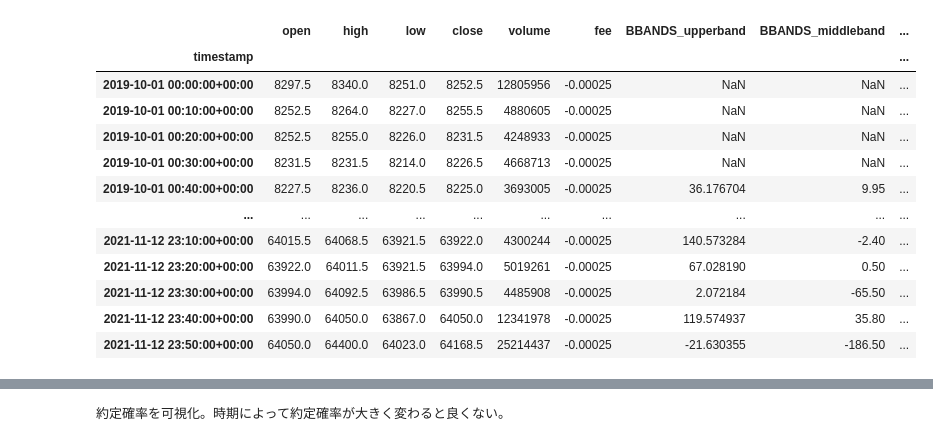
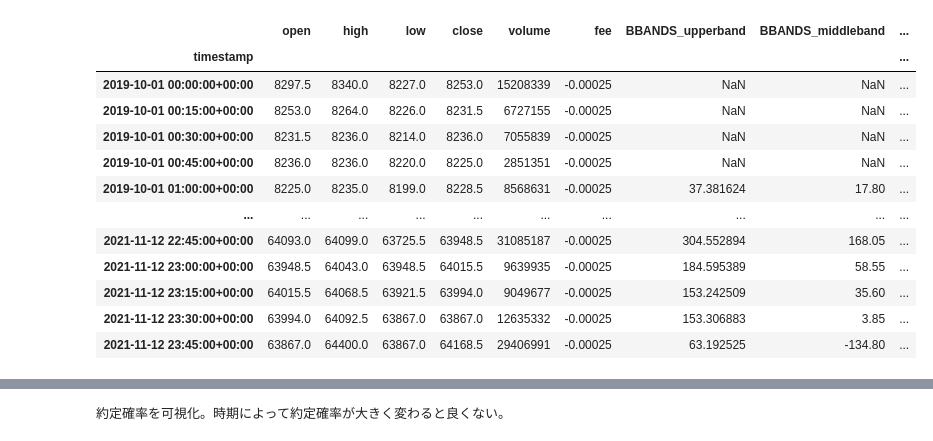
Before and after one commit to Joichiro433/MLtrading, a Jupyter notebook: notebook/bybit/ML_bybit.ipynb, the cells around one changed output, grey strips where cells are left out. Saved outputs shown, nothing was run; the diff lists cells and outputs as text; code cells hidden in the pictures.

```diff
--- a/notebook/bybit/ML_bybit.ipynb
+++ b/notebook/bybit/ML_bybit.ipynb
@@ -49,0 +39,11 @@ display(df)
+# %%
+df = pd.read_csv('ohlcv_15min_1112.csv')
+display(df)
+
+# ETH
+df_eth = pd.read_csv('ohlcv_15min_1112_eth.csv')
+display(df_eth)
+
+# XRP
+df_xrp = pd.read_csv('ohlcv_15min_1112_xrp.csv')
+display(df_xrp)
@@ -122,41 +176,106 @@ def calc_features(df):
     df['OBV'] = talib.OBV(close, volume)
 
     df['ATR'] = talib.ATR(high, low, close, timeperiod=14)
     df['NATR'] = talib.NATR(high, low, close, timeperiod=14)
     df['TRANGE'] = talib.TRANGE(high, low, close)
 
     df['HT_DCPERIOD'] = talib.HT_DCPERIOD(close)
     df['HT_DCPHASE'] = talib.HT_DCPHASE(close)
     df['HT_PHASOR_inphase'], df['HT_PHASOR_quadrature'] = talib.HT_PHASOR(close)
     df['HT_SINE_sine'], df['HT_SINE_leadsine'] = talib.HT_SINE(close)
     df['HT_TRENDMODE'] = talib.HT_TRENDMODE(close)
 
     df['BETA'] = talib.BETA(high, low, timeperiod=5)
     df['CORREL'] = talib.CORREL(high, low, timeperiod=30)
     df['LINEARREG'] = talib.LINEARREG(close, timeperiod=14) - close
     df['LINEARREG_ANGLE'] = talib.LINEARREG_ANGLE(close, timeperiod=14)
     df['LINEARREG_INTERCEPT'] = talib.LINEARREG_INTERCEPT(close, timeperiod=14) - close
     df['LINEARREG_SLOPE'] = talib.LINEARREG_SLOPE(close, timeperiod=14)
     df['STDDEV'] = talib.STDDEV(close, timeperiod=5, nbdev=1)
 
+    df['pct'] = df['close'].pct_change()  # 変化率
+    df['cr_std_25']= df['pct'].rolling(25).std()  # 変化率の偏差
+
+    def up_hige_size(df):
+        """上ヒゲの大きさ"""
+        df = df.copy()
+        uphige = np.zeros(len(df))
+        high = df.high.values
+        close = df.close.values
+        open_ = df.open.values
+        # close とopenの高い方を判定
+        close_or_open = df.open.values - df.close.values
+        close_or_open_sign = np.sign(close_or_open)
+        close_or_open_sign = np.where(close_or_open_sign == 0, 1, close_or_open_sign)
+        # 陽線
+        for i in range(len(close_or_open_sign)):
+            sig = close_or_open_sign[i]
+            h = high[i]
+            o = open_[i]
+            c = close[i]
+            if sig == 1:
+                uphige[i] = (h - o) / c
+            else:
+                uphige[i] = (h - c) / c
+        uphige = uphige/close
+        return uphige
+
+    def down_hige_size(df):
+        """下ヒゲの大きさ"""
+        df = df.copy()
+        downhige = np.zeros(len(df))
+        low = df.low.values
+        close = df.close.values
+        open_ = df.open.values
+        # close とopenの高い方を判定
+        close_or_open = df.open.values - df.close.values
+        close_or_open_sign = np.sign(close_or_open)
+        close_or_open_sign = np.where(close_or_open_sign == 0, 1, close_or_open_sign)
+        # 陽線
+        for i in range(len(close_or_open_sign)):
+            sig = close_or_open_sign[i]
+            l = low[i]
+            o = open_[i]
+            c = close[i]
+
+            if sig == 1:
+                downhige[i] = (c - l) / c
+            else:
+                downhige[i] = (o - l) / c
+        downhige = downhige/close
+        return downhige
+
+    df['uphige_size'] = up_hige_size(df)
+    df['downhige_size'] = down_hige_size(df)
+
     return df
+
 
 df = pd.read_pickle('df_ohlcv_with_fee.pkl')
 df = df.dropna()
 df = calc_features(df)
+# display(df)
+
+df_eth = df_eth.dropna()
+df_eth = calc_features(df_eth)
+
+
+df = pd.merge(df, df_eth, on='timestamp', suffixes=['', '_eth']).set_index('timestamp')
+
 display(df)
+
 df.to_pickle('df_features.pkl')
 # %% [output]
 |  | open | high | low | close | volume | fee | BBANDS_upperband | BBANDS_middleband | ... |
 | timestamp |  |  |  |  |  |  |  |  | ... |
-| 2019-10-01 00:00:00+00:00 | 8297.5 | 8340.0 | 8251.0 | 8252.5 | 12805956 | -0.00025 | NaN | NaN | ... |
-| 2019-10-01 00:10:00+00:00 | 8252.5 | 8264.0 | 8227.0 | 8255.5 | 4880605 | -0.00025 | NaN | NaN | ... |
-| 2019-10-01 00:20:00+00:00 | 8252.5 | 8255.0 | 8226.0 | 8231.5 | 4248933 | -0.00025 | NaN | NaN | ... |
-| 2019-10-01 00:30:00+00:00 | 8231.5 | 8231.5 | 8214.0 | 8226.5 | 4668713 | -0.00025 | NaN | NaN | ... |
-| 2019-10-01 00:40:00+00:00 | 8227.5 | 8236.0 | 8220.5 | 8225.0 | 3693005 | -0.00025 | 36.176704 | 9.95 | ... |
+| 2019-10-01 00:00:00+00:00 | 8297.5 | 8340.0 | 8227.0 | 8253.0 | 15208339 | -0.00025 | NaN | NaN | ... |
+| 2019-10-01 00:15:00+00:00 | 8253.0 | 8264.0 | 8226.0 | 8231.5 | 6727155 | -0.00025 | NaN | NaN | ... |
+| 2019-10-01 00:30:00+00:00 | 8231.5 | 8236.0 | 8214.0 | 8236.0 | 7055839 | -0.00025 | NaN | NaN | ... |
+| 2019-10-01 00:45:00+00:00 | 8236.0 | 8236.0 | 8220.0 | 8225.0 | 2851351 | -0.00025 | NaN | NaN | ... |
+| 2019-10-01 01:00:00+00:00 | 8225.0 | 8235.0 | 8199.0 | 8228.5 | 8568631 | -0.00025 | 37.381624 | 17.80 | ... |
 | ... | ... | ... | ... | ... | ... | ... | ... | ... | ... |
-| 2021-11-12 23:10:00+00:00 | 64015.5 | 64068.5 | 63921.5 | 63922.0 | 4300244 | -0.00025 | 140.573284 | -2.40 | ... |
-| 2021-11-12 23:20:00+00:00 | 63922.0 | 64011.5 | 63921.5 | 63994.0 | 5019261 | -0.00025 | 67.028190 | 0.50 | ... |
-| 2021-11-12 23:30:00+00:00 | 63994.0 | 64092.5 | 63986.5 | 63990.5 | 4485908 | -0.00025 | 2.072184 | -65.50 | ... |
-| 2021-11-12 23:40:00+00:00 | 63990.0 | 64050.0 | 63867.0 | 64050.0 | 12341978 | -0.00025 | 119.574937 | 35.80 | ... |
-| 2021-11-12 23:50:00+00:00 | 64050.0 | 64400.0 | 64023.0 | 64168.5 | 25214437 | -0.00025 | -21.630355 | -186.50 | ... |
+| 2021-11-12 22:45:00+00:00 | 64093.0 | 64099.0 | 63725.5 | 63948.5 | 31085187 | -0.00025 | 304.552894 | 168.05 | ... |
+| 2021-11-12 23:00:00+00:00 | 63948.5 | 64043.0 | 63948.5 | 64015.5 | 9639935 | -0.00025 | 184.595389 | 58.55 | ... |
+| 2021-11-12 23:15:00+00:00 | 64015.5 | 64068.5 | 63921.5 | 63994.0 | 9049677 | -0.00025 | 153.242509 | 35.60 | ... |
+| 2021-11-12 23:30:00+00:00 | 63994.0 | 64092.5 | 63867.0 | 63867.0 | 12635332 | -0.00025 | 153.306883 | 3.85 | ... |
+| 2021-11-12 23:45:00+00:00 | 63867.0 | 64400.0 | 63867.0 | 64168.5 | 29406991 | -0.00025 | 63.192525 | -134.80 | ... |
```
Also changed, not shown: parts of 28 cells of this notebook, 3 other files.
